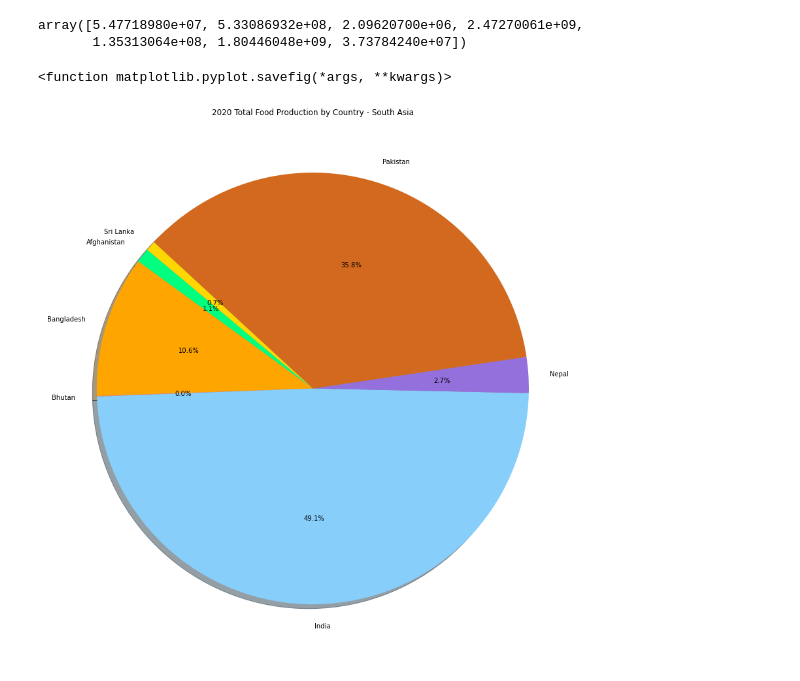
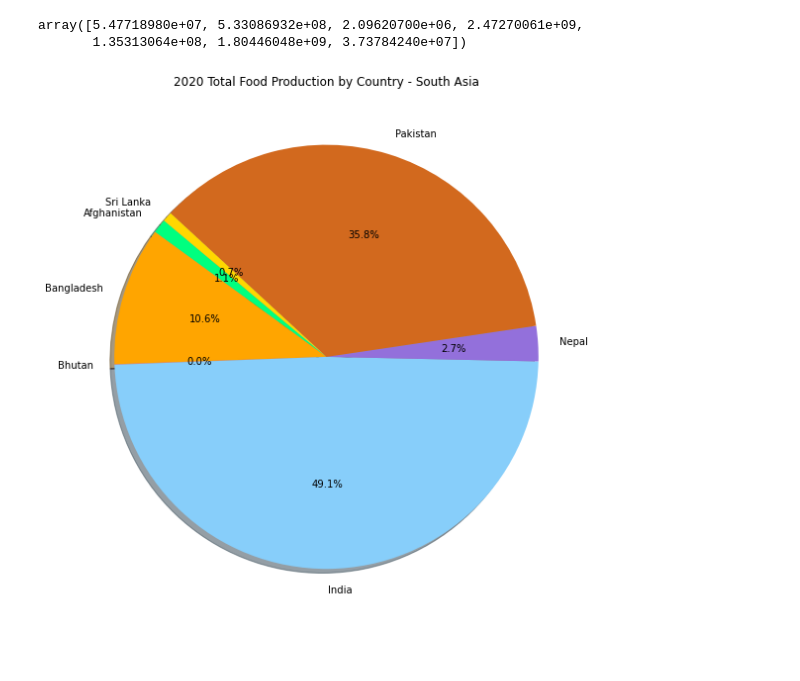
Before and after one commit to jeffbrown961/Project-1, a Jupyter notebook: Jeff_Portion.ipynb, the cells around one changed output. Saved outputs shown, nothing was run; the diff lists cells and outputs as text; code cells hidden in the pictures.

```diff
--- a/Jeff_Portion.ipynb
+++ b/Jeff_Portion.ipynb
@@ -9,9 +9,9 @@ from matplotlib.ticker import ScalarFormatter
 # %%
 #Reading the csv files
 
-combined_df=pd.read_csv("../Resources/combined.csv") #contains all the individual food items
+combined_df=pd.read_csv("Resources/combined.csv") #contains all the individual food items
 
-merged_df=pd.read_csv("../Resources/merged_data.csv").reset_index(drop=True) #contains the summary/total food production per country
+merged_df=pd.read_csv("Resources/merged_data.csv").reset_index(drop=True) #contains the summary/total food production per country
 # %%
 #merged_df=merged_df.reset_index(drop=True)
 # %% [markdown]
@@ -191,12 +189,11 @@ labels=['Afghanistan', 'Bangladesh', 'Bhutan', 'India', 'Nepal', 'Pakistan', 'Sr
 country_data=y_axis2
 colors = ["springgreen", "orange", "lightcoral", "lightskyblue","mediumpurple", "chocolate", "gold"]
 # %%
-plt.figure(figsize=(12, 12))
-plt.pie(country_data, labels=labels, colors=colors,
+plt.figure(figsize=(8, 8))
+plt.pie(country_data, colors=colors, labels=labels,
         autopct="%1.1f%%", shadow=True, startangle=140,)
 plt.title('2020 Total Food Production by Country - South Asia')
 plt.tight_layout() #doing this just made the chart bigger, but it is actually kind of helpful doing that
-plt.savefig
+plt.savefig('Food Production Pie Chart')
 # %% [output]
-<function matplotlib.pyplot.savefig(*args, **kwargs)>
-[figure, old version]
+[figure, new version]
```
Also changed, not shown: parts of 2 cells of this notebook, 7 other files.
